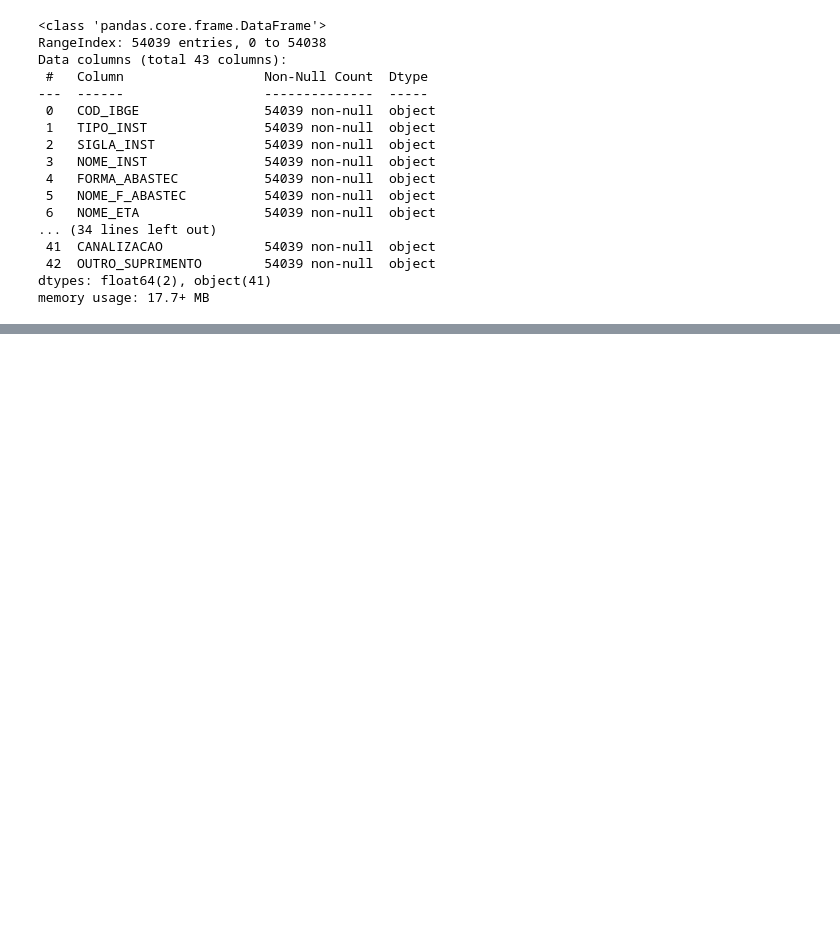
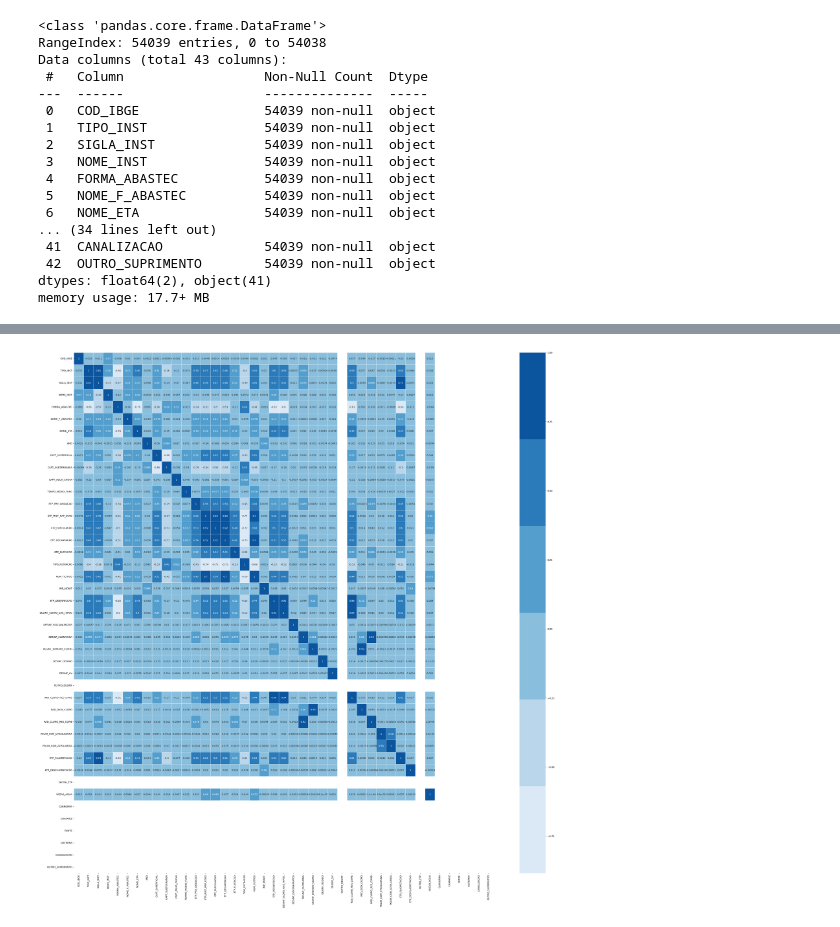
Before and after one commit to gabubits/TPTecDS, a Jupyter notebook: TPCheck2.ipynb, the cells around one changed output, grey strips where cells are left out. Drawn from its saved outputs; the diff is of its cells as text; code cells hidden in the pictures; blank space fills up the shorter version.

```diff
--- a/TPCheck2.ipynb
+++ b/TPCheck2.ipynb
@@ -87,0 +145,22 @@ memory usage: 17.7+ MB
+# %%
+tratamento_num = tratamento.copy()
+# Transformando as colunas não numéricas em colunas numéricas
+colunas_nao_numericas = [
+    "TIPO_INST", "SIGLA_INST", "NOME_INST", "FORMA_ABASTEC", "NOME_F_ABASTEC", "NOME_ETA", "ANO",
+    "CAPT_SUPERFICIAL", "CAPT_SUBTERRANEA", "CAPT_AGUA_CHUVA", "TEMPO_MEDIO_FUNC", "ETP_PRE_OXIDACAO", "ETP_MIST_RAP_C0AG",
+    "ETP_FLOCULACAO", "ETP_DECANTACAO", "ETP_FLOTACAO", "TIPO_FILTRACAO", "IMP_MONIT", "ETP_DESINFECCAO",
+    "DESINF_CLORO_GAS_HIPOC", "DESINF_ISOCIANURATOS", "DESINF_CLORAMINA", "DESINF_DIOXIDO_CLORO", "DESINF_OZONIO",
+    "DESINF_UV", "OUTRO_DESINF", "RAD_CLORO_RES_LIVRE", "RAD_DIOX_CLORO", "RAD_CLORO_RES_COMB", "POLIM_COM_EPICOLIDRINA",
+    "POLIM_COM_ACRILAMIDA", "ETP_FLUORETACAO", "ETP_DESFLUORETACAO", "OUTRA_ETP", "CARROPIPA", "CHAFARIZ", "FONTE",
+    "CISTERNA", "CANALIZACAO", "OUTRO_SUPRIMENTO"
+]
+
+# Aplicando LabelEncoder para cada coluna categórica
+le = LabelEncoder()
+
+for coluna in colunas_nao_numericas:
+    if coluna in tratamento_num.columns:
+        tratamento_num[coluna] = le.fit_transform(tratamento_num[coluna].astype(str))  # Convertendo para string antes de transformar
+
+# Salvando o DataFrame transformado
+tratamento_num.to_csv("trat_num.csv", index=False)
@@ -87,0 +202,4 @@ memory usage: 17.7+ MB
+# %%
+# Matriz de correlações
+corr = tratamento_num.corr()
+corr
@@ -87,0 +224,5 @@ memory usage: 17.7+ MB
+# %%
+f, ax = plt.subplots(figsize=(40, 40))
+sns.heatmap(corr, cmap=sns.color_palette("Blues"), linewidths=.5, annot=True);
+# %% [output]
+[figure, added]
```
Also changed, not shown: parts of 33 cells of this notebook, 2 other files.
